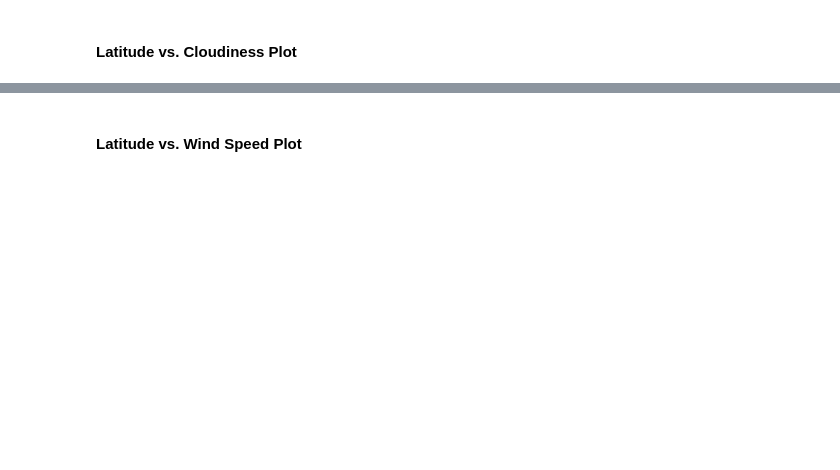
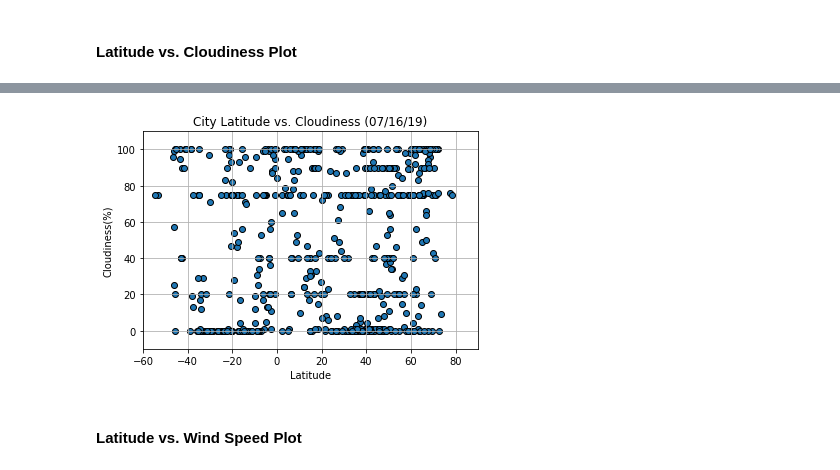
Before and after one commit to mollybstew/Python-API_Homework, a Jupyter notebook: WeatherPy.ipynb, the cells around one changed output, grey strips where cells are left out. Drawn from its saved outputs; the diff is of its cells as text; code cells hidden in the pictures; blank space fills up the shorter version.

```diff
--- a/WeatherPy.ipynb
+++ b/WeatherPy.ipynb
@@ -225,2 +196,22 @@ dtype: int64
+# %%
+#Plot lat vs Cloudiness
+latitude=pd.to_numeric(cities_df.Lat)
+cloud=pd.to_numeric(cities_df['Cloudiness'])
+
+#plot the scatter plot
+plt.scatter(latitude,cloud,edgecolor='k')
+
+#Set the limits and labels
+plt.grid()
+plt.xlim([-60, 90])
+plt.ylim([-10, 110])
+plt.xlabel("Latitude")
+plt.ylabel("Cloudiness(%)")
+plt.title("City Latitude vs. Cloudiness (07/16/19)")
+
+#Save the figure
+plt.savefig("lat_vs_cloud.png")
+# %% [output]
+[figure, added]
 # %% [markdown]
 #### Latitude vs. Wind Speed Plot
```
Also changed, not shown: parts of 20 cells of this notebook, 5 other files.
